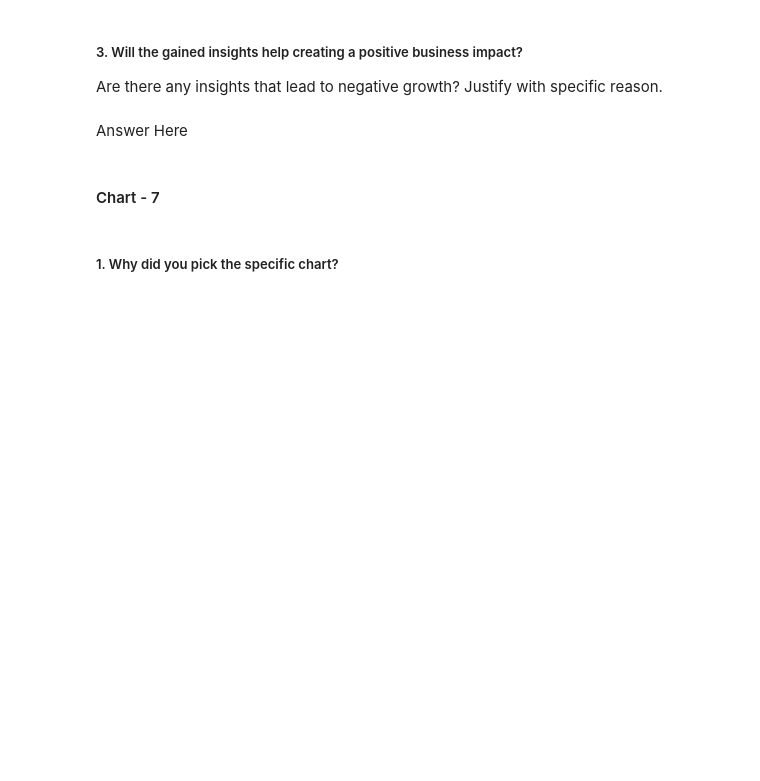
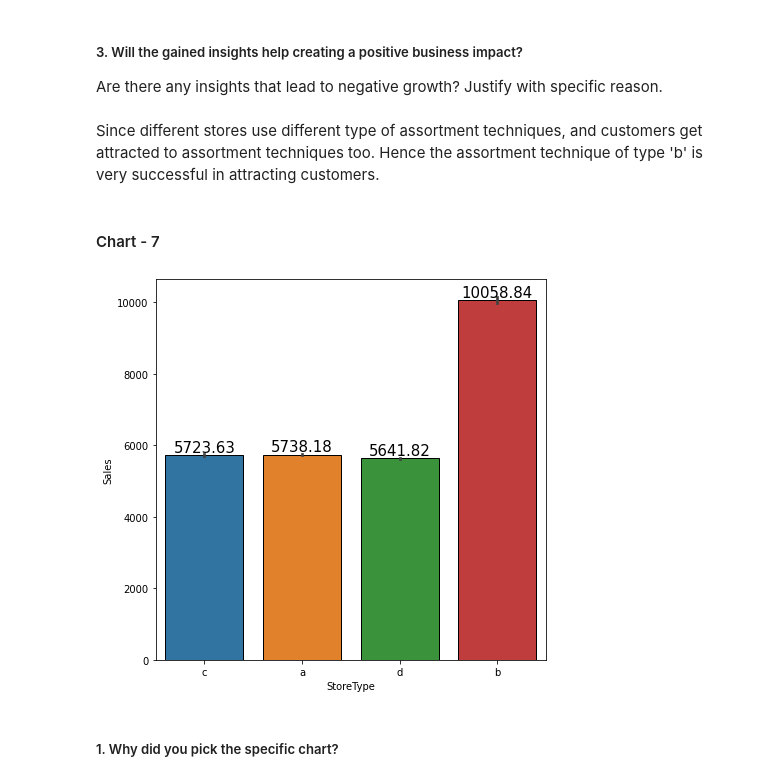
Before and after one commit to makdatascience/Retail_Sales_Prediction, a Jupyter notebook: Retail_Sales_Prediction.ipynb, the cells around one changed output. Drawn from its saved outputs; the diff is of its cells as text; code cells hidden in the pictures; blank space fills up the shorter version.

```diff
--- a/Retail_Sales_Prediction.ipynb
+++ b/Retail_Sales_Prediction.ipynb
@@ -914,7 +914,7 @@ Answer Here
 # %% [markdown]
 ##### 3. Will the gained insights help creating a positive business impact?
 Are there any insights that lead to negative growth? Justify with specific reason.
-# %% [markdown]
-Answer Here
+# %% [markdown]
+Since different stores use different type of assortment techniques, and customers get attracted to assortment techniques too. Hence the assortment technique of type 'b' is very successful in attracting customers.
 # %% [markdown]
 #### Chart - 7
@@ -923,3 +921,17 @@ Answer Here
+# %%
+#Assortment vs Sales
+
+plt.figure(figsize=(7,7))
+plots=sns.barplot(x=df['StoreType'],y=df['Sales'],edgecolor='black')
+for bar in plots.patches:
+    plots.annotate(format(bar.get_height(), '.2f'),
+                   (bar.get_x() + bar.get_width() / 2,
+                    bar.get_height()), ha='center', va='center',
+                   size=15, xytext=(0, 8),
+                   textcoords='offset points')
+plt.show()
+# %% [output]
+[figure, added]
 # %% [markdown]
 ##### 1. Why did you pick the specific chart?
 # %% [markdown]
```
Also changed, not shown: parts of 97 cells of this notebook.
